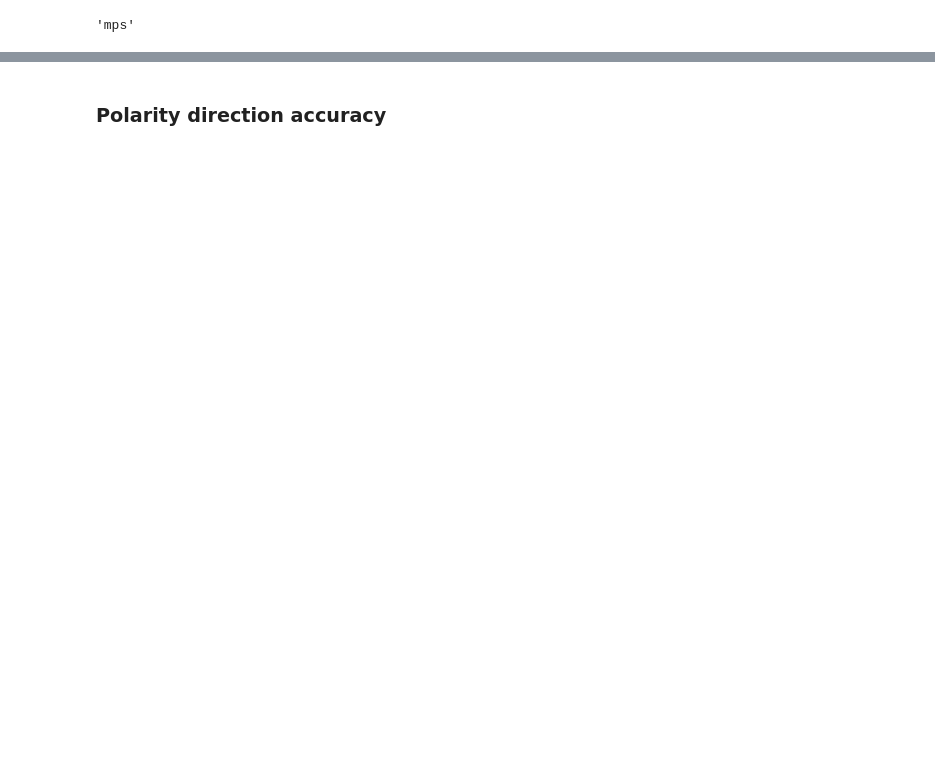
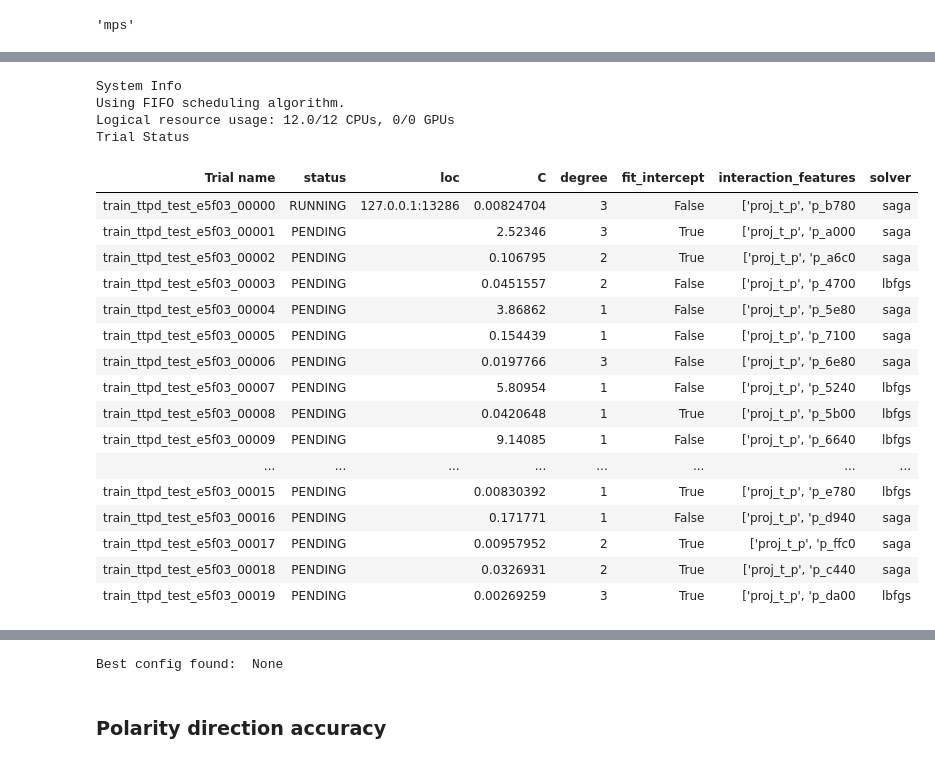
Before and after one commit to flohop/Truth_is_Universal, a Jupyter notebook: lie_detection.ipynb, the cells around one changed output, grey strips where cells are left out. Drawn from its saved outputs; the diff is of its cells as text; code cells hidden in the pictures; blank space fills up the shorter version.

```diff
--- a/lie_detection.ipynb
+++ b/lie_detection.ipynb
@@ -30,0 +36,58 @@ train_set_sizes = dataset_sizes(train_sets)
+# %%
+model_family = 'Llama3'  # options are 'Llama3', 'Llama2', 'Gemma', 'Gemma2' or 'Mistral'
+model_size = '8B'
+model_type = 'chat'  # options are 'chat' or 'base'
+layer = 12  # layer from which to extract activations
+
+device = 'mps' if torch.mps.is_available() else 'cpu'  # gpu speeds up CCS training a fair bit but is not required
+
+# define datasets used for training
+train_sets = ["cities", "neg_cities", "sp_en_trans", "neg_sp_en_trans", "inventors", "neg_inventors",
+              "animal_class",
+              "neg_animal_class", "element_symb", "neg_element_symb", "facts", "neg_facts"]
+train_set_sizes = dataset_sizes(train_sets)
+
+val_sets = ["cities_conj", "cities_disj", "sp_en_trans_conj", "sp_en_trans_disj",
+            "inventors_conj", "inventors_disj", "animal_class_conj", "animal_class_disj",
+            "element_symb_conj", "element_symb_disj", "facts_conj", "facts_disj",
+            "common_claim_true_false", "counterfact_true_false"]
+
+# load training data
+acts_centered, acts, labels, polarities = collect_training_data(train_sets, train_set_sizes, model_family,
+                                                                model_size,
+                                                                model_type, layer)
+
+# TTPDTest.from_data(acts_centered, acts, labels, polarities)
+
+
+ray.init(ignore_reinit_error=True)
+
+# Hyperparameter search space
+search_space = {
+    'C': tune.loguniform(1e-3, 10),
+    'degree': tune.choice([1, 2, 3]),
+    'fit_intercept': tune.choice([True, False]),
+    'solver': tune.choice(['lbfgs', 'saga']),
+    'interaction_features': tune.choice([
+        ['proj_t_p', 'proj_t_g'],
+        ['proj_t_p', 'proj_t_g', "proj_p"],
+        ['proj_t_p', 'proj_t_g', "proj_p", "proj_t_g+proj_t_p"],
+        ['proj_t_p', 'proj_t_g', "proj_p", "proj_t_g-proj_t_p"],
+        ['proj_t_p', 'proj_t_g', "proj_p", "proj_t_g*proj_p"],
+    ])
+}
+
+# Run Ray Tune
+analysis = tune.run(
+    tune.with_parameters(train_ttpd_test, acts_centered=acts_centered, acts=acts, labels=labels,
+                         polarities=polarities),
+    resources_per_trial={"cpu": 2},
+    metric="accuracy",
+    mode="max",
+    num_samples=20,
+    config=search_space,
+    search_alg=BasicVariantGenerator()
+)
+
+print("Best config found: ", analysis.best_config)
+# %% [output]
@@ -30,0 +102,21 @@ train_set_sizes = dataset_sizes(train_sets)
+System Info
+Using FIFO scheduling algorithm.
+Logical resource usage: 12.0/12 CPUs, 0/0 GPUs
+Trial Status
+| Trial name | status | loc | C | degree | fit_intercept | interaction_features | solver |
+| train_ttpd_test_e5f03_00000 | RUNNING | 127.0.0.1:13286 | 0.00824704 | 3 | False | ['proj_t_p', 'p_b780 | saga |
+| train_ttpd_test_e5f03_00001 | PENDING |  | 2.52346 | 3 | True | ['proj_t_p', 'p_a000 | saga |
+| train_ttpd_test_e5f03_00002 | PENDING |  | 0.106795 | 2 | True | ['proj_t_p', 'p_a6c0 | saga |
+| train_ttpd_test_e5f03_00003 | PENDING |  | 0.0451557 | 2 | False | ['proj_t_p', 'p_4700 | lbfgs |
+| train_ttpd_test_e5f03_00004 | PENDING |  | 3.86862 | 1 | False | ['proj_t_p', 'p_5e80 | saga |
+| train_ttpd_test_e5f03_00005 | PENDING |  | 0.154439 | 1 | False | ['proj_t_p', 'p_7100 | saga |
+| train_ttpd_test_e5f03_00006 | PENDING |  | 0.0197766 | 3 | False | ['proj_t_p', 'p_6e80 | saga |
+| train_ttpd_test_e5f03_00007 | PENDING |  | 5.80954 | 1 | False | ['proj_t_p', 'p_5240 | lbfgs |
+| train_ttpd_test_e5f03_00008 | PENDING |  | 0.0420648 | 1 | True | ['proj_t_p', 'p_5b00 | lbfgs |
+| train_ttpd_test_e5f03_00009 | PENDING |  | 9.14085 | 1 | False | ['proj_t_p', 'p_6640 | lbfgs |
+| ... | ... | ... | ... | ... | ... | ... | ... |
+| train_ttpd_test_e5f03_00015 | PENDING |  | 0.00830392 | 1 | True | ['proj_t_p', 'p_e780 | lbfgs |
+| train_ttpd_test_e5f03_00016 | PENDING |  | 0.171771 | 1 | False | ['proj_t_p', 'p_d940 | saga |
+| train_ttpd_test_e5f03_00017 | PENDING |  | 0.00957952 | 2 | True | ['proj_t_p', 'p_ffc0 | saga |
+| train_ttpd_test_e5f03_00018 | PENDING |  | 0.0326931 | 2 | True | ['proj_t_p', 'p_c440 | saga |
+| train_ttpd_test_e5f03_00019 | PENDING |  | 0.00269259 | 3 | True | ['proj_t_p', 'p_da00 | lbfgs |
@@ -31,3 +140,4 @@ train_set_sizes = dataset_sizes(train_sets)
+Best config found:  None
 # %% [markdown]
 ### Polarity direction accuracy
 # %%
```
Also changed, not shown: parts of 8 cells of this notebook, 2 other files.
